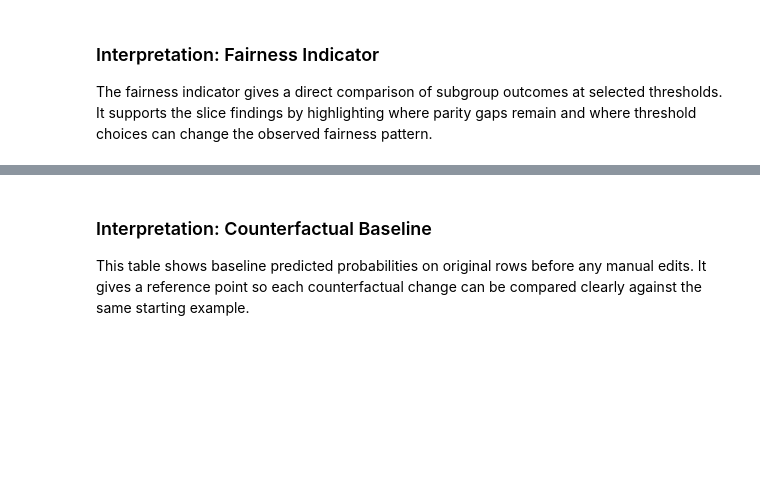
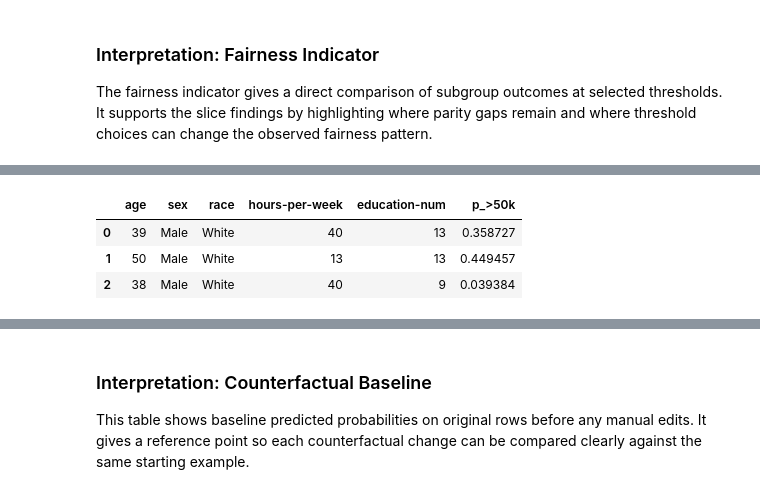
Before and after one commit to SamuelKabuyayaya/COMP-315-Team-Project, a Jupyter notebook: notebooks/tfma_analysis.ipynb, the cells around one changed output, grey strips where cells are left out. Drawn from its saved outputs; the diff is of its cells as text; code cells hidden in the pictures; blank space fills up the shorter version.

```diff
--- a/notebooks/tfma_analysis.ipynb
+++ b/notebooks/tfma_analysis.ipynb
@@ -282,3 +215,55 @@ sanity_df[['age', 'sex', 'race', 'hours-per-week', 'education-num', 'p_>50k']]
+# %%
+# build raw tf.Example objects that match serving signature input
+FEATURE_KEYS = [
+    'age', 'workclass', 'fnlwgt', 'education', 'education-num',
+    'marital-status', 'occupation', 'relationship', 'race', 'sex',
+    'capital-gain', 'capital-loss', 'hours-per-week', 'native-country',
+]
+
+STRING_FEATURES = {
+    'workclass', 'education', 'marital-status', 'occupation',
+    'relationship', 'race', 'sex', 'native-country',
+}
+
+INT_FEATURES = {
+    'age', 'fnlwgt', 'education-num', 'capital-gain',
+    'capital-loss', 'hours-per-week',
+}
+
+
+def row_to_raw_example(row: pd.Series) -> tf.train.Example:
+    ex = tf.train.Example()
+
+    for feature_name in FEATURE_KEYS:
+        value = row.get(feature_name)
+        if pd.isna(value):
+            continue
+
+        if feature_name in STRING_FEATURES:
+            ex.features.feature[feature_name].bytes_list.value.append(
+                str(value).encode('utf-8')
+            )
+        elif feature_name in INT_FEATURES:
+            ex.features.feature[feature_name].int64_list.value.append(int(value))
+
+    return ex
+
+
+def custom_predict_fn(rows: pd.DataFrame):
+    examples = [row_to_raw_example(row) for _, row in rows.iterrows()]
+    serialized = tf.constant([ex.SerializeToString() for ex in examples], dtype=tf.string)
+    preds = serve_fn(examples=serialized)[output_key].numpy().reshape(-1)
+    return np.array(preds, dtype=float)
+
+# quick sanity check
+sanity_df = df.head(3).copy()
+sanity_df['p_>50k'] = custom_predict_fn(sanity_df)
+sanity_df[['age', 'sex', 'race', 'hours-per-week', 'education-num', 'p_>50k']]
+# %% [output]
+|  | age | sex | race | hours-per-week | education-num | p_>50k |
+| 0 | 39 | Male | White | 40 | 13 | 0.358727 |
+| 1 | 50 | Male | White | 13 | 13 | 0.449457 |
+| 2 | 38 | Male | White | 40 | 9 | 0.039384 |
 # %%
 # baseline predictions for a small sample
 sample_df = df.head(5).copy()
```
Also changed, not shown: parts of 9 cells of this notebook, 2 other files.
